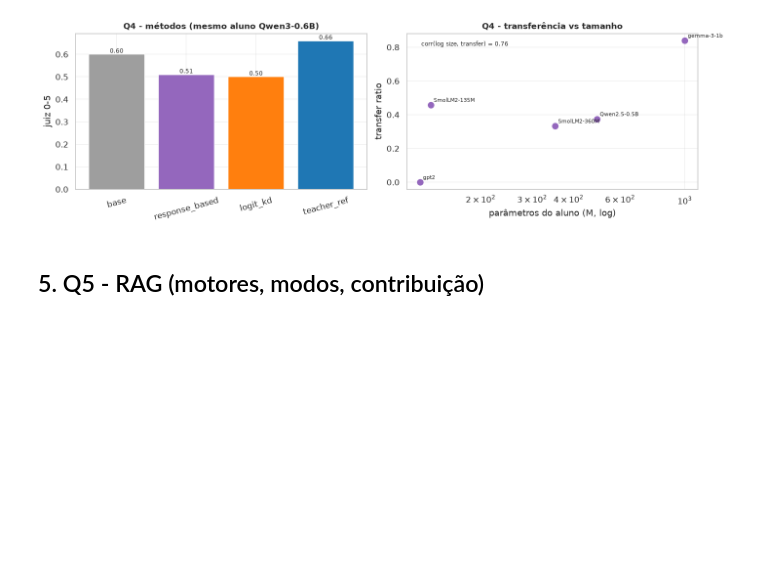
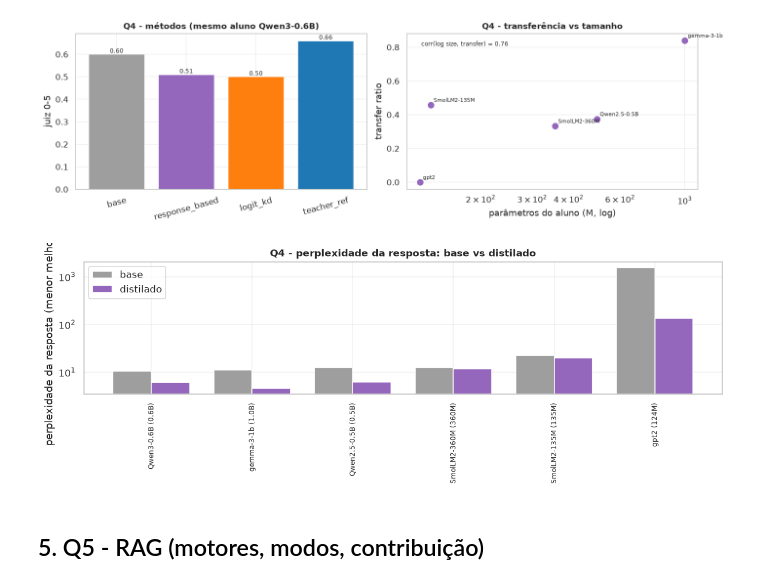
Before and after one commit to matheuskaiky/llm-finetuning, a Jupyter notebook: notebooks/graficos_resultados.ipynb, the cells around one changed output. Cells and saved outputs as stored; diff of their text form; code cells hidden in the pictures; blank space fills up the shorter version.

```diff
--- a/notebooks/graficos_resultados.ipynb
+++ b/notebooks/graficos_resultados.ipynb
@@ -401,6 +471,25 @@ else: ax[1].set_title("q4_distill.csv ausente")
 plt.tight_layout(); plt.show()
 # %% [output]
 [figure]
+# %%
+# Q4 - perplexidade da resposta: base vs distilado por aluno (menor melhor, escala log pelo outlier GPT-2)
+df = load("q4_distill.csv")
+if df is None: skip("q4_distill.csv")
+else:
+    d = df.dropna(subset=["base_ppl", "distill_ppl"]).copy()
+    d["lbl"] = d["student"] + " (" + d["params"] + ")"
+    d = d.sort_values("base_ppl")
+    idx = np.arange(len(d)); w = 0.38
+    fig, ax = plt.subplots(figsize=(11, 4))
+    ax.bar(idx - w/2, d["base_ppl"], w, label="base", color=C["base"])
+    ax.bar(idx + w/2, d["distill_ppl"], w, label="distilado", color=C["distill"])
+    ax.set_yscale("log")
+    ax.set_xticks(idx); ax.set_xticklabels(d["lbl"], rotation=90, fontsize=8)
+    ax.set_ylabel("perplexidade da resposta (menor melhor, log)")
+    ax.set_title("Q4 - perplexidade da resposta: base vs distilado")
+    ax.legend(); plt.tight_layout(); plt.show()
+# %% [output]
+[figure, added]
 # %% [markdown]
 ## 5. Q5 - RAG (motores, modos, contribuição)
 # %%
```
Also changed, not shown: parts of 5 cells of this notebook, 1 other file.
